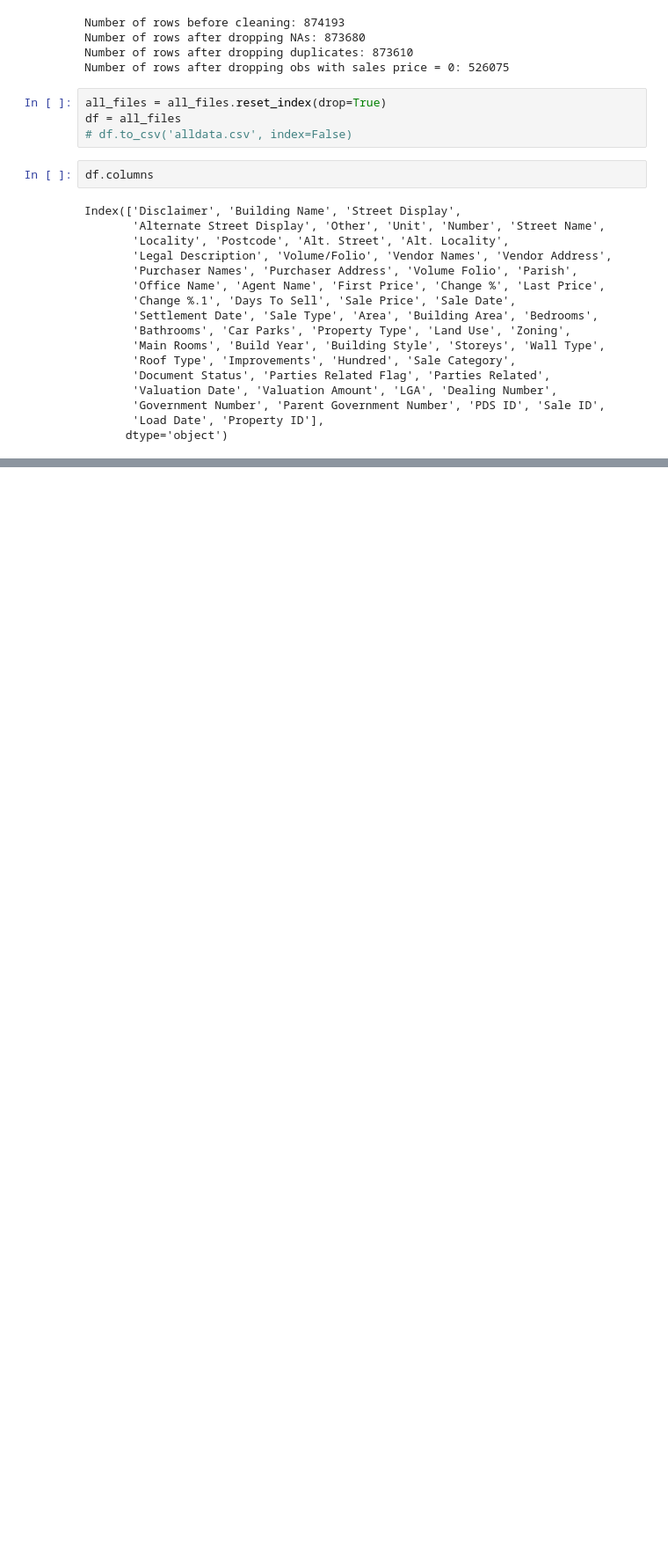
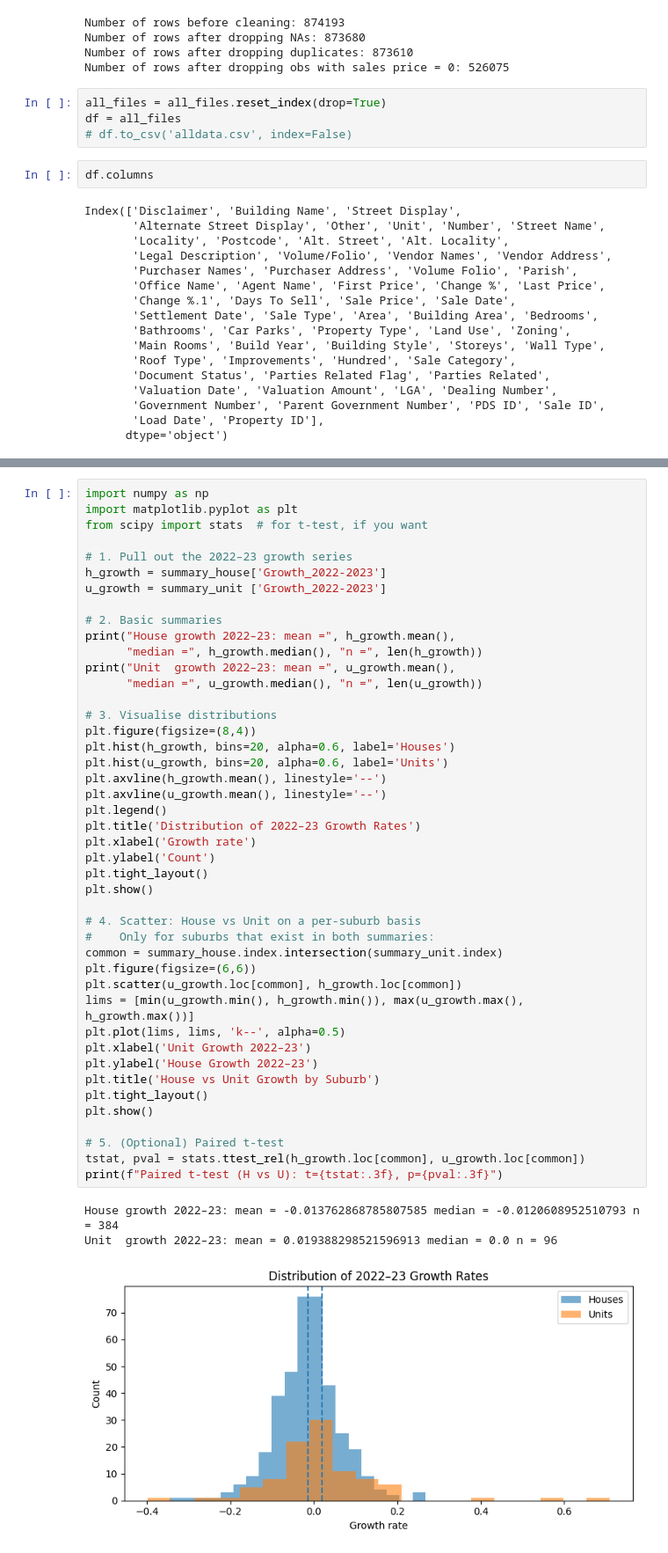
Before and after one commit to eternalBackPain/NSW-Property-Data, a Jupyter notebook: 20250607 analysis.ipynb, the cells around one changed output, grey strips where cells are left out. Shown at 88% size. Saved outputs shown, nothing was run; the diff lists cells and outputs as text; blank space fills up the shorter version.

```diff
--- a/20250607 analysis.ipynb
+++ b/20250607 analysis.ipynb
@@ -121,0 +266,48 @@ dtype: object
+# %%
+import numpy as np
+import matplotlib.pyplot as plt
+from scipy import stats  # for t-test, if you want
+
+# 1. Pull out the 2022–23 growth series
+h_growth = summary_house['Growth_2022-2023']
+u_growth = summary_unit ['Growth_2022-2023']
+
+# 2. Basic summaries
+print("House growth 2022–23: mean =", h_growth.mean(),
+      "median =", h_growth.median(), "n =", len(h_growth))
+print("Unit  growth 2022–23: mean =", u_growth.mean(),
+      "median =", u_growth.median(), "n =", len(u_growth))
+
+# 3. Visualise distributions
+plt.figure(figsize=(8,4))
+plt.hist(h_growth, bins=20, alpha=0.6, label='Houses')
+plt.hist(u_growth, bins=20, alpha=0.6, label='Units')
+plt.axvline(h_growth.mean(), linestyle='--')
+plt.axvline(u_growth.mean(), linestyle='--')
+plt.legend()
+plt.title('Distribution of 2022–23 Growth Rates')
+plt.xlabel('Growth rate')
+plt.ylabel('Count')
+plt.tight_layout()
+plt.show()
+
+# 4. Scatter: House vs Unit on a per-suburb basis
+#    Only for suburbs that exist in both summaries:
+common = summary_house.index.intersection(summary_unit.index)
+plt.figure(figsize=(6,6))
+plt.scatter(u_growth.loc[common], h_growth.loc[common])
+lims = [min(u_growth.min(), h_growth.min()), max(u_growth.max(), h_growth.max())]
+plt.plot(lims, lims, 'k--', alpha=0.5)
+plt.xlabel('Unit Growth 2022–23')
+plt.ylabel('House Growth 2022–23')
+plt.title('House vs Unit Growth by Suburb')
+plt.tight_layout()
+plt.show()
+
+# 5. (Optional) Paired t-test
+tstat, pval = stats.ttest_rel(h_growth.loc[common], u_growth.loc[common])
+print(f"Paired t-test (H vs U): t={tstat:.3f}, p={pval:.3f}")
+# %% [output]
+House growth 2022–23: mean = -0.013762868785807585 median = -0.0120608952510793 n = 384
+Unit  growth 2022–23: mean = 0.019388298521596913 median = 0.0 n = 96
+[figure, added]
```
Also changed, not shown: parts of 24 cells of this notebook.
